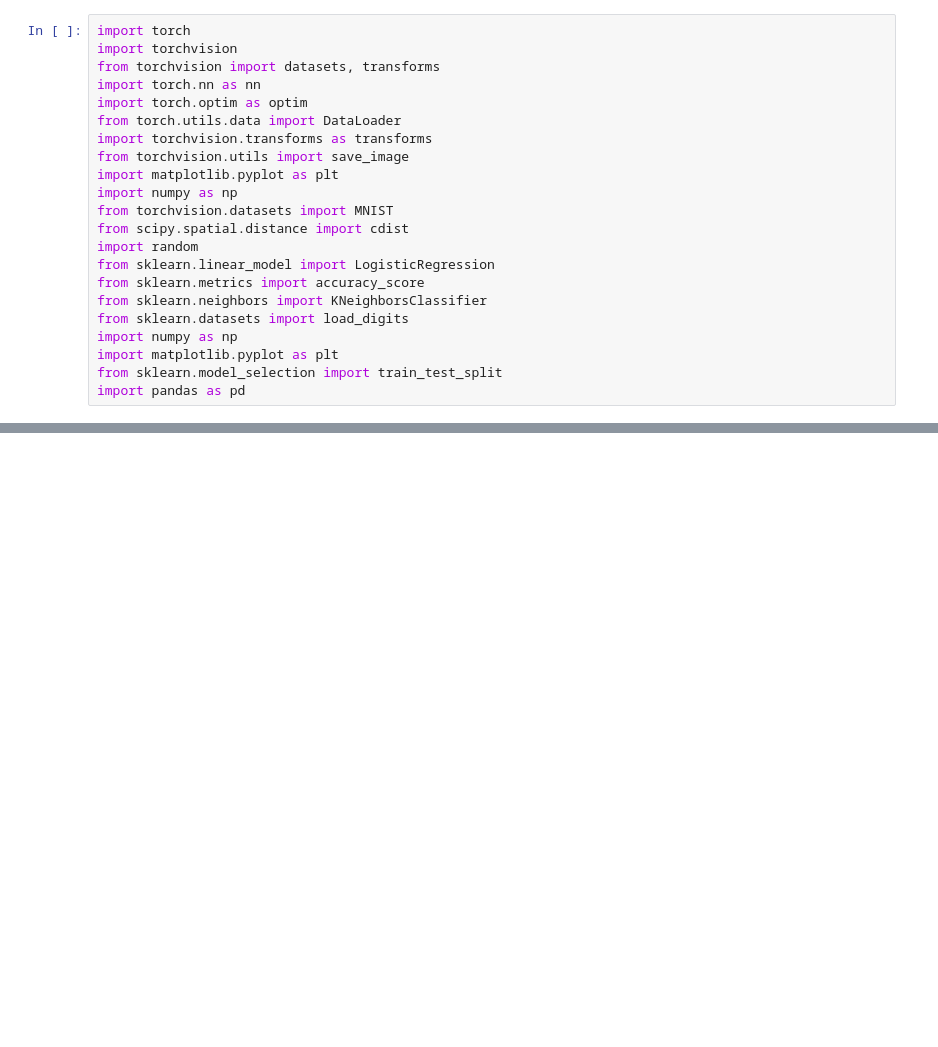
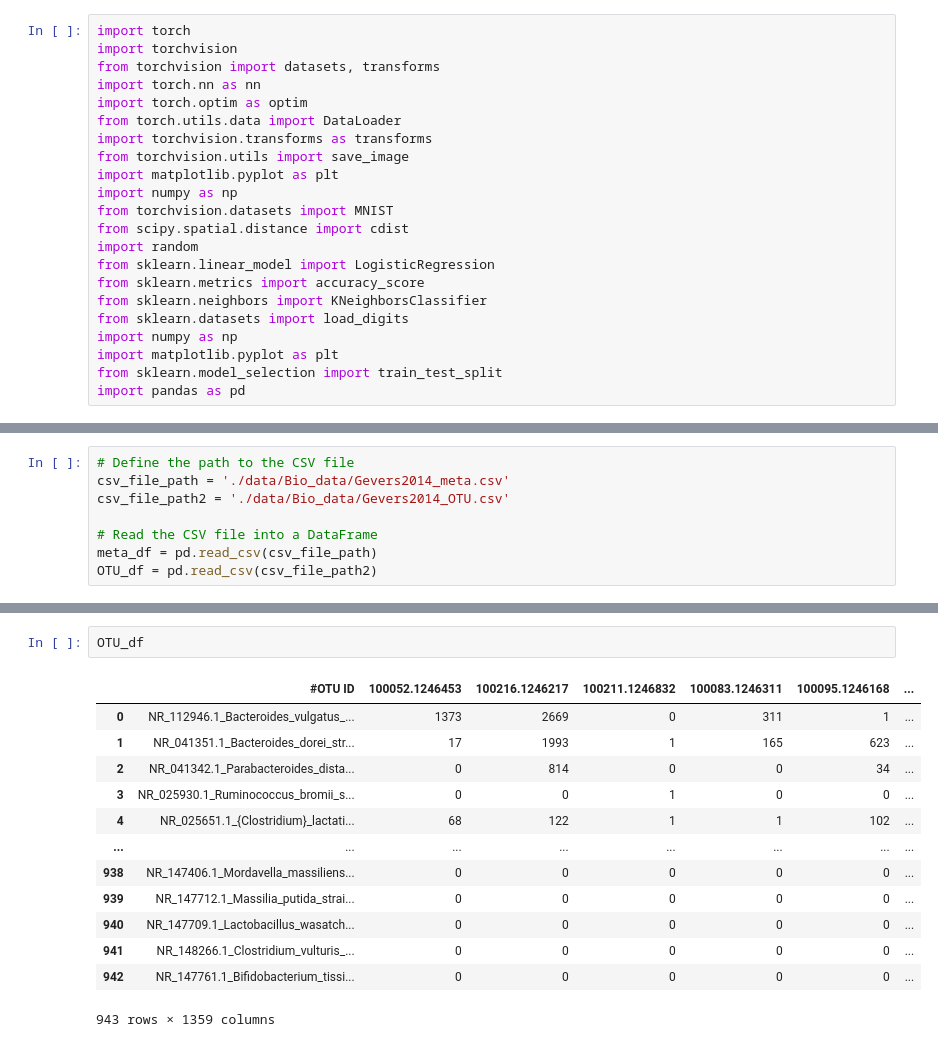
Before and after one commit to StefRodopCodes94/Thesis, a Jupyter notebook: Bio_VAE.ipynb, the cells around one changed output, grey strips where cells are left out. Cells and saved outputs as stored; diff of their text form; blank space fills up the shorter version.

```diff
--- a/Bio_VAE.ipynb
+++ b/Bio_VAE.ipynb
@@ -167,0 +124,8 @@ meta
+# %%
+# Define the path to the CSV file
+csv_file_path = './data/Bio_data/Gevers2014_meta.csv'
+csv_file_path2 = './data/Bio_data/Gevers2014_OTU.csv'
+
+# Read the CSV file into a DataFrame
+meta_df = pd.read_csv(csv_file_path)
+OTU_df = pd.read_csv(csv_file_path2)
@@ -167,0 +160,16 @@ meta
+# %%
+OTU_df
+# %% [output]
+|  | #OTU ID | 100052.1246453 | 100216.1246217 | 100211.1246832 | 100083.1246311 | 100095.1246168 | ... |
+| 0 | NR_112946.1_Bacteroides_vulgatus_... | 1373 | 2669 | 0 | 311 | 1 | ... |
+| 1 | NR_041351.1_Bacteroides_dorei_str... | 17 | 1993 | 1 | 165 | 623 | ... |
+| 2 | NR_041342.1_Parabacteroides_dista... | 0 | 814 | 0 | 0 | 34 | ... |
+| 3 | NR_025930.1_Ruminococcus_bromii_s... | 0 | 0 | 1 | 0 | 0 | ... |
+| 4 | NR_025651.1_{Clostridium}_lactati... | 68 | 122 | 1 | 1 | 102 | ... |
+| ... | ... | ... | ... | ... | ... | ... | ... |
+| 938 | NR_147406.1_Mordavella_massiliens... | 0 | 0 | 0 | 0 | 0 | ... |
+| 939 | NR_147712.1_Massilia_putida_strai... | 0 | 0 | 0 | 0 | 0 | ... |
+| 940 | NR_147709.1_Lactobacillus_wasatch... | 0 | 0 | 0 | 0 | 0 | ... |
+| 941 | NR_148266.1_Clostridium_vulturis_... | 0 | 0 | 0 | 0 | 0 | ... |
+| 942 | NR_147761.1_Bifidobacterium_tissi... | 0 | 0 | 0 | 0 | 0 | ... |
+943 rows × 1359 columns
```
Also changed, not shown: parts of 6 cells of this notebook, 1 other file.
